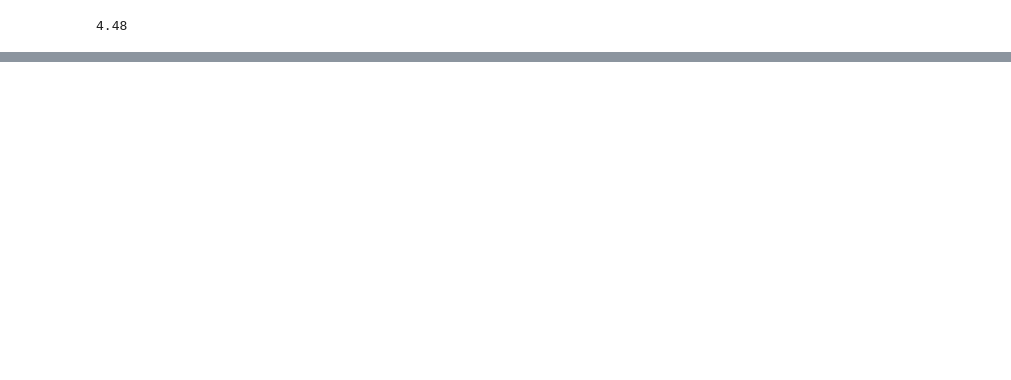
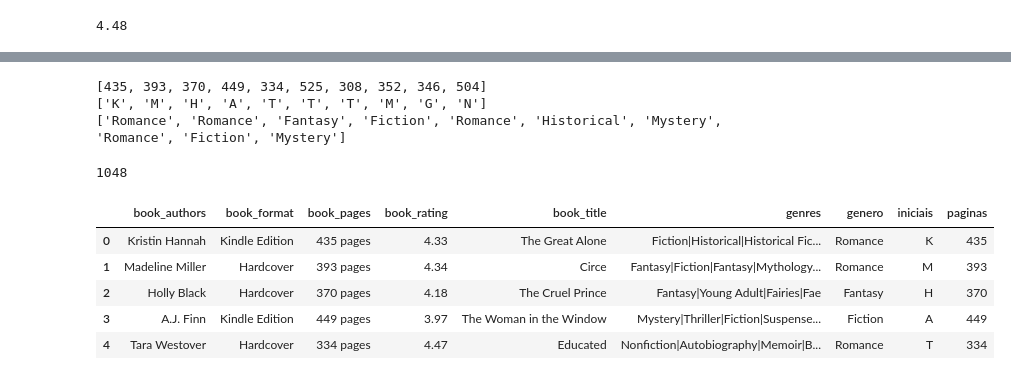
Before and after one commit to PedroHMenezes/PF_Book_rating, a Jupyter notebook: Books.ipynb, the cells around one changed output, grey strips where cells are left out. Drawn from its saved outputs; the diff is of its cells as text; code cells hidden in the pictures; blank space fills up the shorter version.

Commit message:
novo dataframe

```diff
--- a/Books.ipynb
+++ b/Books.ipynb
@@ -219,2 +227,4 @@ teste_X = pd.read_csv('book_data_2018.csv')
+# %%
+teste_X.drop(['book_desc','book_edition','book_isbn','book_rating_count','book_review_count', 'image_url'], axis=1, inplace=True)
 # %%
 teste_X=teste_X.dropna()
@@ -228,0 +234,49 @@ teste_X.head()
+# %%
+ar_2018 = teste_X['genres'].value_counts()
+ar1_2018 = []
+iniciais_2018 = []
+paginas_2018 = []
+
+# Escolhendo como gênero literário apenas o primeiro listado.
+for i in ar_2018.index:
+    if i == "":
+        ar1_2018.append("")
+    else:
+        a = i.split('|')
+        ar1_2018.append(a[0])
+
+# Selecionando apenas a inicial dos nomes dos autores
+for i in teste_X['book_authors']:
+    iniciais_2018.append(i[0])
+
+# Apenas o número de páginas aparecerá, sem a palavra "pages"
+for i in teste_X['book_pages']:
+    numero_2018 = i.split(' ')
+    paginas_2018.append(int(numero_2018[0]))
+print(paginas_2018[0:10])
+print(iniciais_2018[0:10])
+print(ar1_2018[0:10])
+# %% [output]
+[435, 393, 370, 449, 334, 525, 308, 352, 346, 504]
+['K', 'M', 'H', 'A', 'T', 'T', 'T', 'M', 'G', 'N']
+['Romance', 'Romance', 'Fantasy', 'Fiction', 'Romance', 'Historical', 'Mystery', 'Romance', 'Fiction', 'Mystery']
+# %%
+len(teste_X.index)
+# %% [output]
+1048
+# %%
+ar1_2018=pd.DataFrame({'genero':ar1_2018})
+iniciais_2018_ = pd.DataFrame({'iniciais':iniciais_2018})
+paginas_2018_ = pd.DataFrame({'paginas':paginas_2018})
+
+teste_X = teste_X.join(ar1_2018,how='inner')
+teste_X = teste_X.join(iniciais_2018_,how='inner')
+teste_X = teste_X.join(paginas_2018_,how='inner')
+teste_X.head()
+# %% [output]
+|  | book_authors | book_format | book_pages | book_rating | book_title | genres | genero | iniciais | paginas |
+| 0 | Kristin Hannah | Kindle Edition | 435 pages | 4.33 | The Great Alone | Fiction|Historical|Historical Fic... | Romance | K | 435 |
+| 1 | Madeline Miller | Hardcover | 393 pages | 4.34 | Circe | Fantasy|Fiction|Fantasy|Mythology... | Romance | M | 393 |
+| 2 | Holly Black | Hardcover | 370 pages | 4.18 | The Cruel Prince | Fantasy|Young Adult|Fairies|Fae | Fantasy | H | 370 |
+| 3 | A.J. Finn | Kindle Edition | 449 pages | 3.97 | The Woman in the Window | Mystery|Thriller|Fiction|Suspense... | Fiction | A | 449 |
+| 4 | Tara Westover | Hardcover | 334 pages | 4.47 | Educated | Nonfiction|Autobiography|Memoir|B... | Romance | T | 334 |
```
Also changed, not shown: parts of 10 cells of this notebook.
